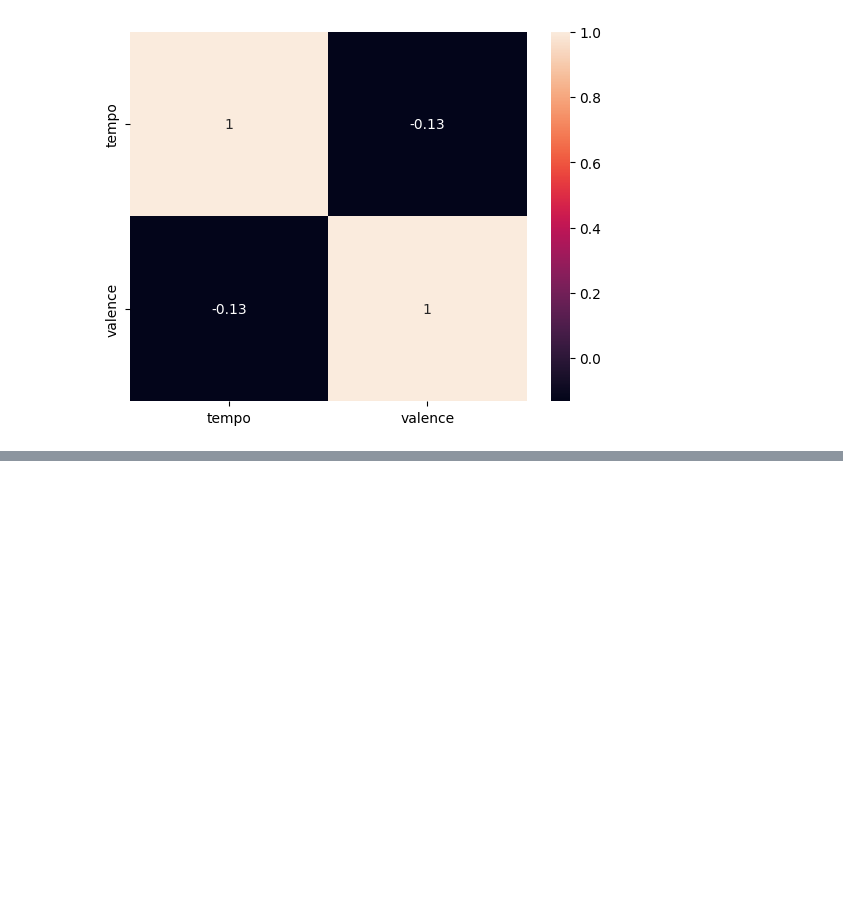
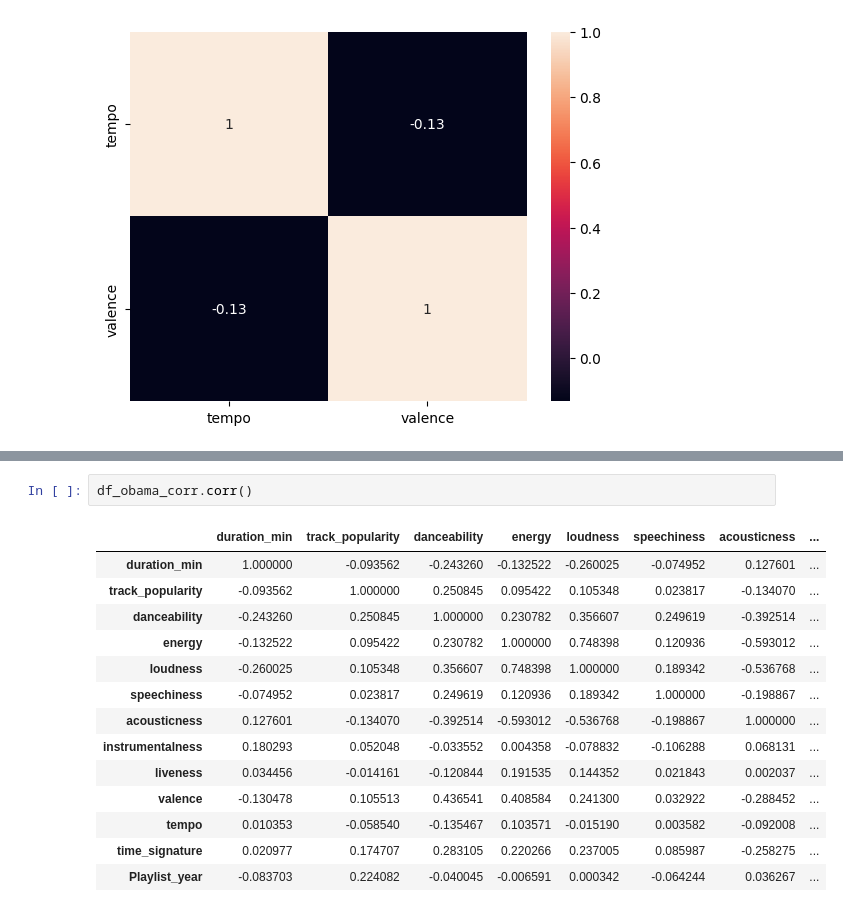
Before and after one commit to Ramonalyst/Music_Recommendation_System, a Jupyter notebook: MRS_statistical_testing.ipynb, the cells around one changed output, grey strips where cells are left out. Saved outputs shown, nothing was run; the diff lists cells and outputs as text; blank space fills up the shorter version.

```diff
--- a/MRS_statistical_testing.ipynb
+++ b/MRS_statistical_testing.ipynb
@@ -284,0 +316,17 @@ sns.heatmap(corr_matrix_2_top_100, annot=True)
+# %%
+df_obama_corr.corr()
+# %% [output]
+|  | duration_min | track_popularity | danceability | energy | loudness | speechiness | acousticness | ... |
+| duration_min | 1.000000 | -0.093562 | -0.243260 | -0.132522 | -0.260025 | -0.074952 | 0.127601 | ... |
+| track_popularity | -0.093562 | 1.000000 | 0.250845 | 0.095422 | 0.105348 | 0.023817 | -0.134070 | ... |
+| danceability | -0.243260 | 0.250845 | 1.000000 | 0.230782 | 0.356607 | 0.249619 | -0.392514 | ... |
+| energy | -0.132522 | 0.095422 | 0.230782 | 1.000000 | 0.748398 | 0.120936 | -0.593012 | ... |
+| loudness | -0.260025 | 0.105348 | 0.356607 | 0.748398 | 1.000000 | 0.189342 | -0.536768 | ... |
+| speechiness | -0.074952 | 0.023817 | 0.249619 | 0.120936 | 0.189342 | 1.000000 | -0.198867 | ... |
+| acousticness | 0.127601 | -0.134070 | -0.392514 | -0.593012 | -0.536768 | -0.198867 | 1.000000 | ... |
+| instrumentalness | 0.180293 | 0.052048 | -0.033552 | 0.004358 | -0.078832 | -0.106288 | 0.068131 | ... |
+| liveness | 0.034456 | -0.014161 | -0.120844 | 0.191535 | 0.144352 | 0.021843 | 0.002037 | ... |
+| valence | -0.130478 | 0.105513 | 0.436541 | 0.408584 | 0.241300 | 0.032922 | -0.288452 | ... |
+| tempo | 0.010353 | -0.058540 | -0.135467 | 0.103571 | -0.015190 | 0.003582 | -0.092008 | ... |
+| time_signature | 0.020977 | 0.174707 | 0.283105 | 0.220266 | 0.237005 | 0.085987 | -0.258275 | ... |
+| Playlist_year | -0.083703 | 0.224082 | -0.040045 | -0.006591 | 0.000342 | -0.064244 | 0.036267 | ... |
```
Also changed, not shown: parts of 13 cells of this notebook.
